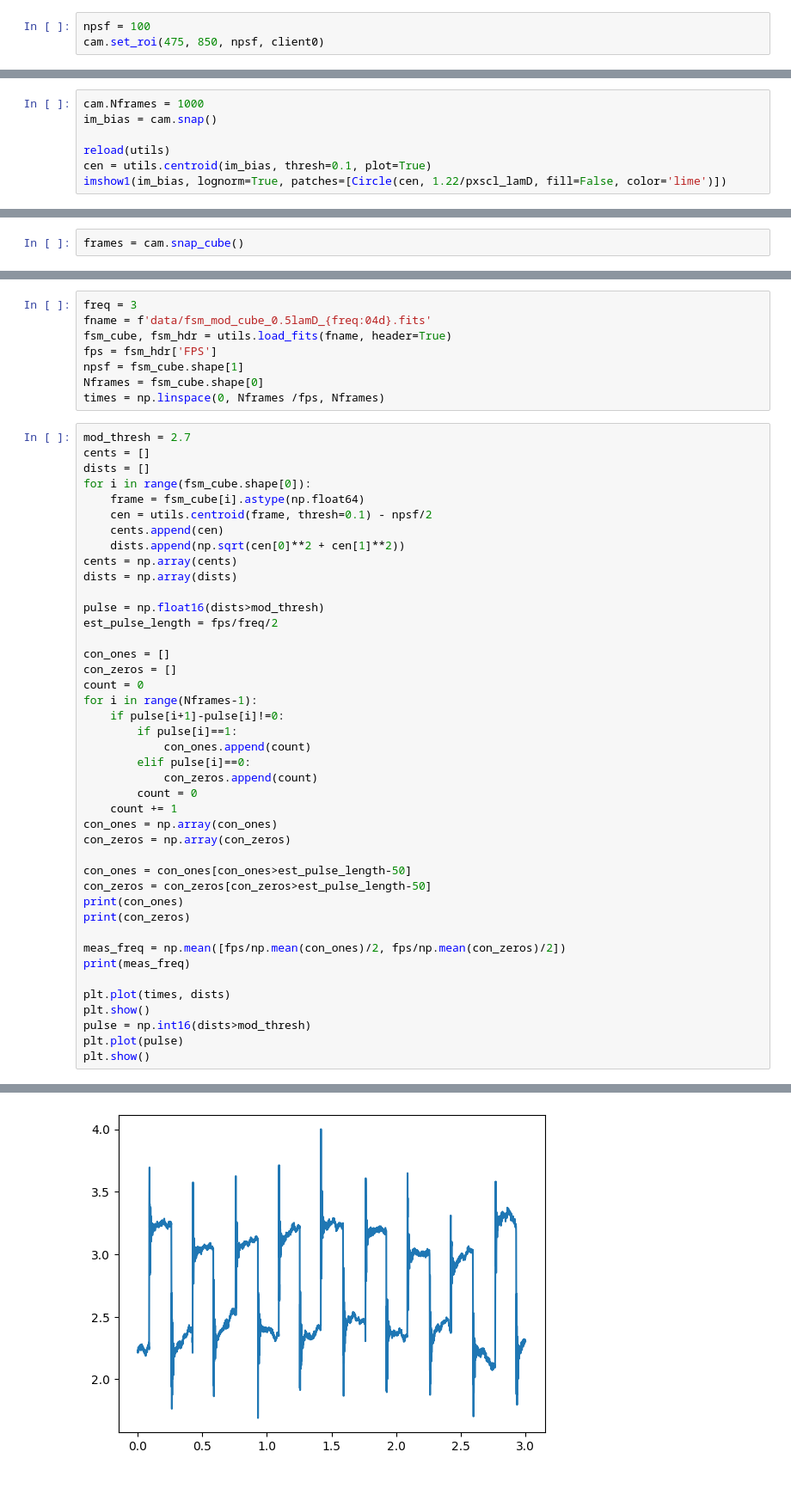
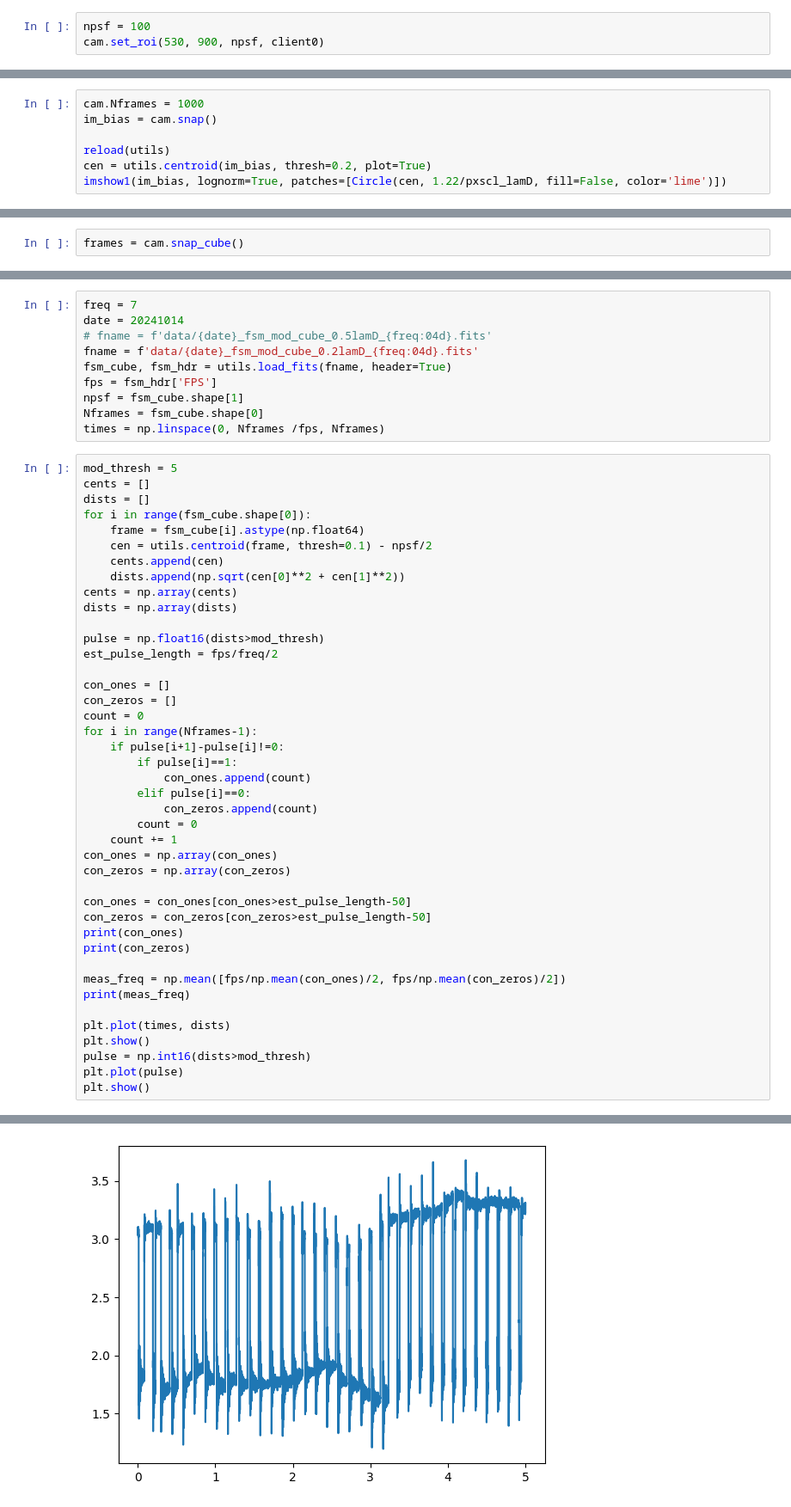
Before and after one commit to nick-lambert/fsm-exps, a Jupyter notebook: fsm_modulation_recording.ipynb, the cells around one changed output, grey strips where cells are left out. Shown at 86% size. Cells and saved outputs as stored; diff of their text form.

```diff
--- a/fsm_modulation_recording.ipynb
+++ b/fsm_modulation_recording.ipynb
@@ -44,7 +44,7 @@ reload(cam_utils)
 cam = cam_utils.CAM('campupil')
 # %%
 npsf = 100
-cam.set_roi(475, 850, npsf, client0)
+cam.set_roi(530, 900, npsf, client0)
 # %%
 cam.set_exptime(0.0001, client0)
 # %%
@@ -52,7 +52,7 @@ cam.Nframes = 1000
 im_bias = cam.snap()
 
 reload(utils)
-cen = utils.centroid(im_bias, thresh=0.1, plot=True)
+cen = utils.centroid(im_bias, thresh=0.2, plot=True)
 imshow1(im_bias, lognorm=True, patches=[Circle(cen, 1.22/pxscl_lamD, fill=False, color='lime')])
 # %% [output]
 INFO:utils:Got semaphore index 1.
@@ -88,13 +84,15 @@ est_pulse_length
 # %%
-freq = 3
-fname = f'data/fsm_mod_cube_0.5lamD_{freq:04d}.fits'
+freq = 7
+date = 20241014
+# fname = f'data/{date}_fsm_mod_cube_0.5lamD_{freq:04d}.fits'
+fname = f'data/{date}_fsm_mod_cube_0.2lamD_{freq:04d}.fits'
 fsm_cube, fsm_hdr = utils.load_fits(fname, header=True)
 fps = fsm_hdr['FPS']
 npsf = fsm_cube.shape[1]
 Nframes = fsm_cube.shape[0]
 times = np.linspace(0, Nframes /fps, Nframes)
 # %%
-mod_thresh = 2.7
+mod_thresh = 5
 cents = []
 dists = []
 for i in range(fsm_cube.shape[0]):
@@ -142 +140 @@ plt.show()
-[figure, old version]
+[figure, new version]
```
Also changed, not shown: parts of 8 cells of this notebook, 9 other files.
